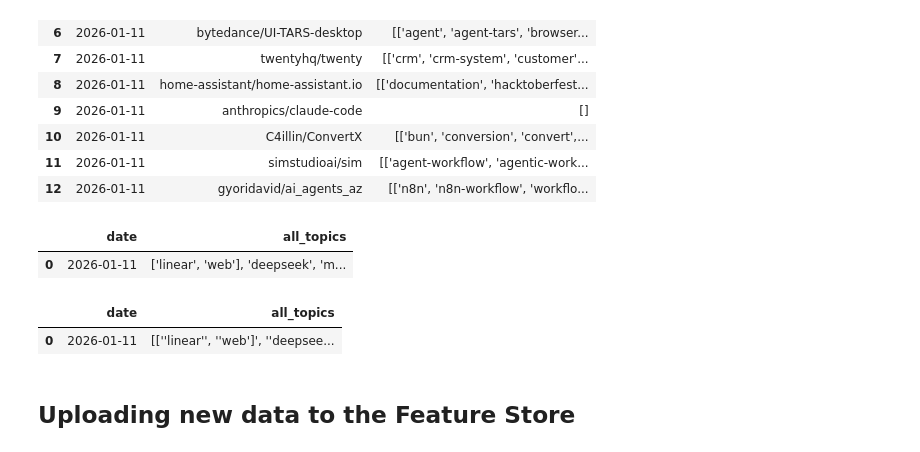
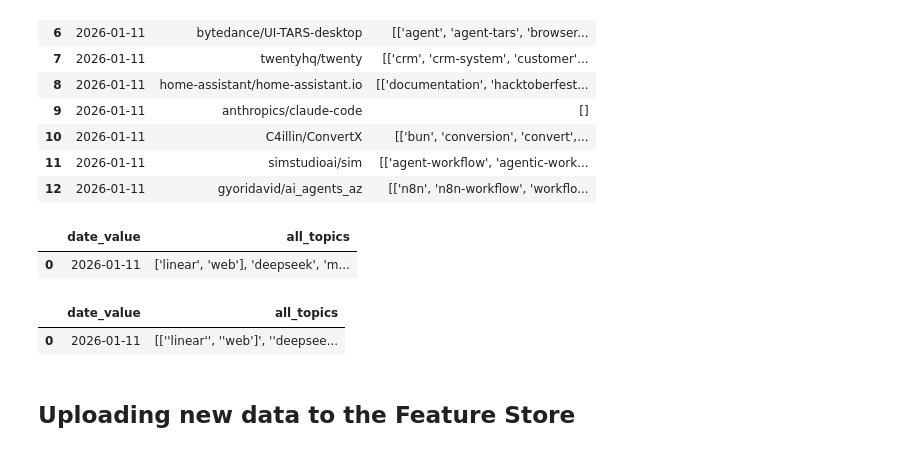
Before and after one commit to Mint-SUGA/Github_Release_Popularity_Prediction, a Jupyter notebook: daily_feature_pipeline.ipynb, the cells around one changed output. Cells and saved outputs as stored; diff of their text form; code cells hidden in the pictures.

Commit message:
fix: daily_feature_pipeline

```diff
--- a/daily_feature_pipeline.ipynb
+++ b/daily_feature_pipeline.ipynb
@@ -196,19 +196,20 @@ trending_df_with_topics
 # %%
 trending_df_with_topics = trending_df_with_topics.drop(columns=['repo_full_name'])
 trending_df_with_topics['date'] = pd.to_datetime(trending_df_with_topics['date'])
 
 def aggregate_topics(group):
     all_topics = []
     for topics in group:
         all_topics.extend(topics)
     return list(set(all_topics))
 
 daily_topics_df = trending_df_with_topics.groupby('date')['topics'].apply(aggregate_topics).reset_index()
+daily_topics_df['date'] = daily_topics_df['date'].dt.date
 daily_topics_df.columns = ['date_value', 'all_topics']
 
 daily_topics_df
 # %% [output]
-|  | date | all_topics |
+|  | date_value | all_topics |
 | 0 | 2026-01-11 | ['linear', 'web'], 'deepseek', 'm... |
 # %%
 def transform_format(df, topics_column='all_topics'):
@@ -230,7 +231,7 @@ def transform_format(df, topics_column='all_topics'):
 daily_topics_df = transform_format(daily_topics_df, 'all_topics')
 daily_topics_df
 # %% [output]
-|  | date | all_topics |
+|  | date_value | all_topics |
 | 0 | 2026-01-11 | [[''linear'', ''web']', ''deepsee... |
 # %% [markdown]
 ## Uploading new data to the Feature Store
```
Also changed, not shown: parts of 3 cells of this notebook.
